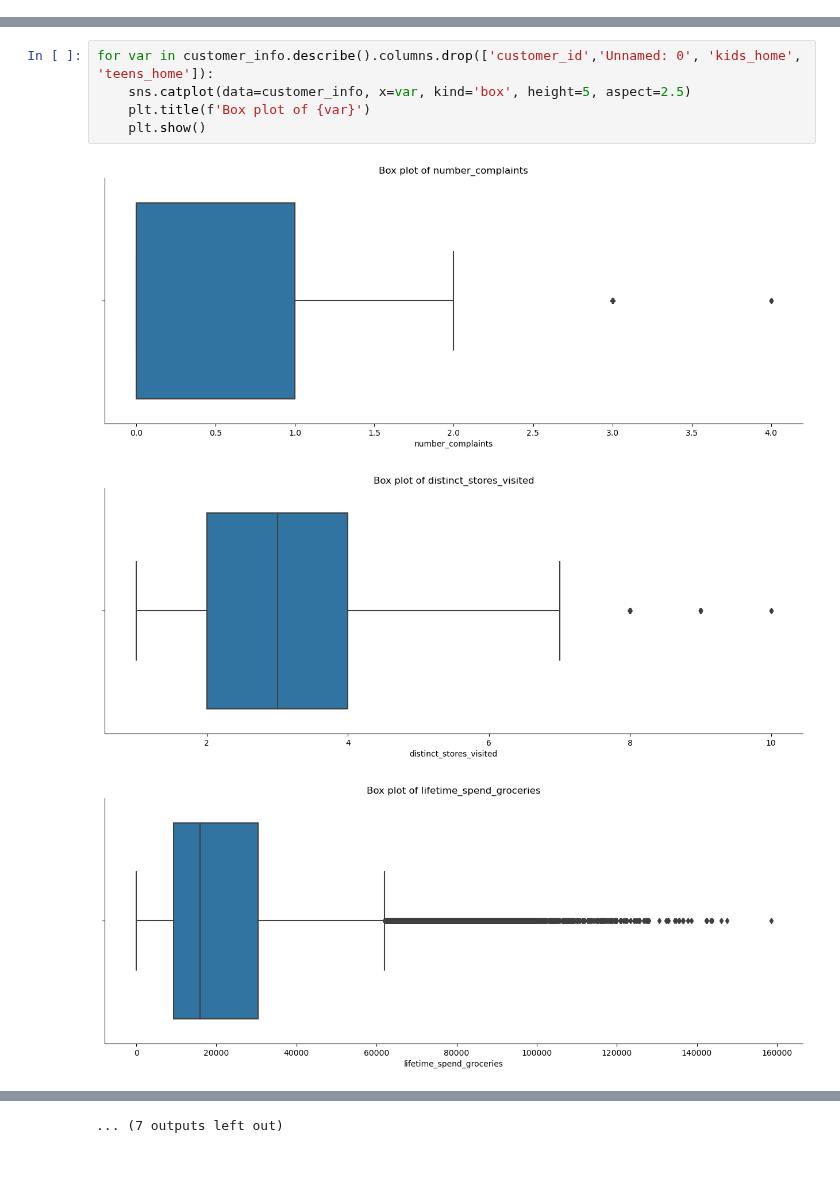
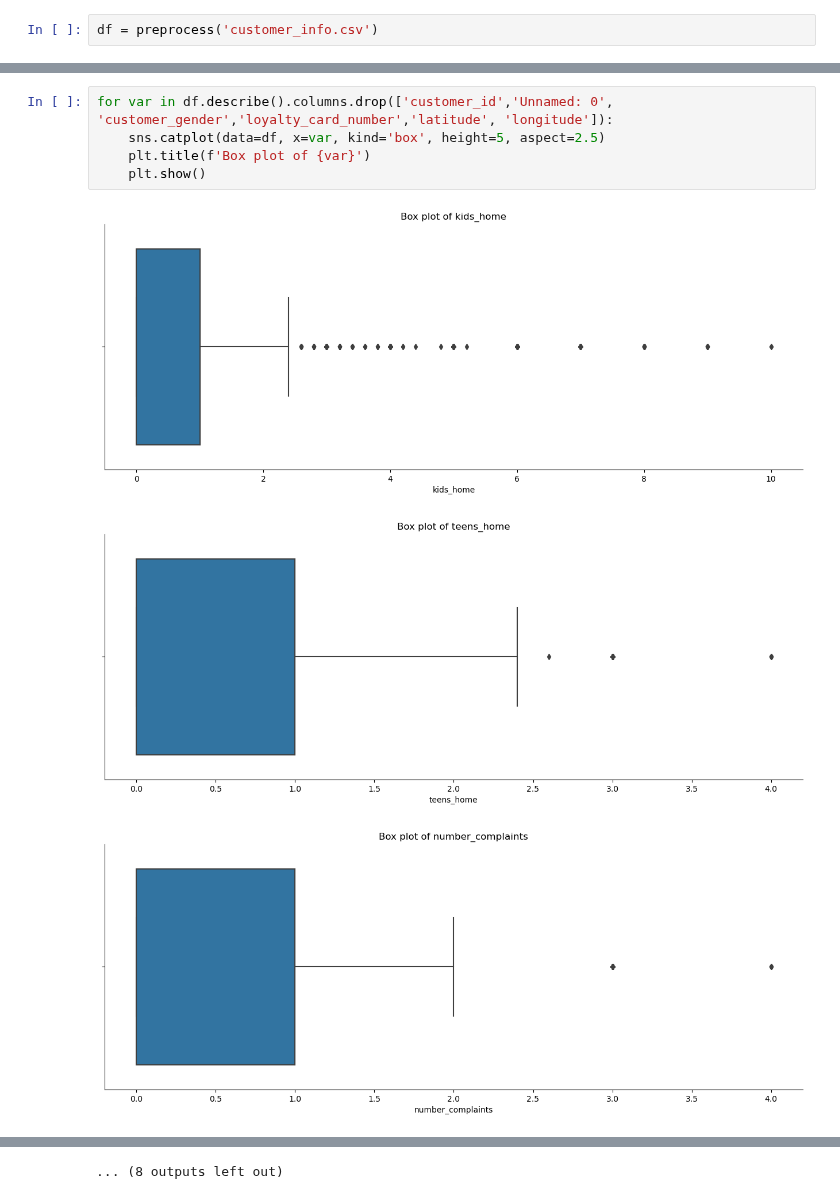
Before and after one commit to Constmsa/ml2.project, a Jupyter notebook: Outliers.ipynb, the cells around one changed output, grey strips where cells are left out. Saved outputs shown, nothing was run; the diff lists cells and outputs as text; blank space fills up the shorter version.

```diff
--- a/Outliers.ipynb
+++ b/Outliers.ipynb
@@ -24,0 +11,2 @@ customer_info
+# %%
+df = preprocess('customer_info.csv')
@@ -42,9 +46,9 @@ plt.show()
 # %%
-for var in customer_info.describe().columns.drop(['customer_id','Unnamed: 0', 'kids_home', 'teens_home']):
-    sns.catplot(data=customer_info, x=var, kind='box', height=5, aspect=2.5)
+for var in df.describe().columns.drop(['customer_id','Unnamed: 0', 'customer_gender','loyalty_card_number','latitude', 'longitude']):
+    sns.catplot(data=df, x=var, kind='box', height=5, aspect=2.5)
     plt.title(f'Box plot of {var}')
     plt.show()
 # %% [output]
-[figure, old version]
+[figure, new version]
-[figure, old version]
+[figure, new version]
-[figure, old version]
+[figure, new version]
@@ -60 +64 @@ for var in customer_info.describe().columns.drop(['customer_id','Unnamed: 0', 'k
-... (7 outputs left out)
+... (8 outputs left out)
```
Also changed, not shown: parts of 8 cells of this notebook.
